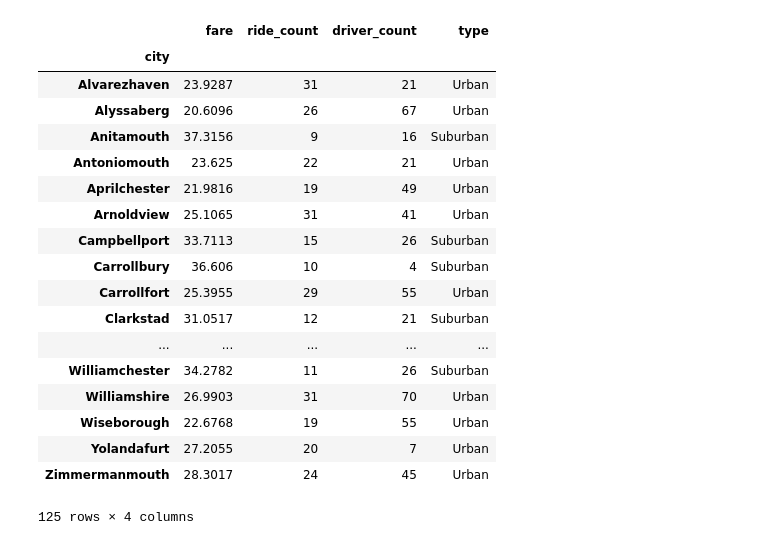
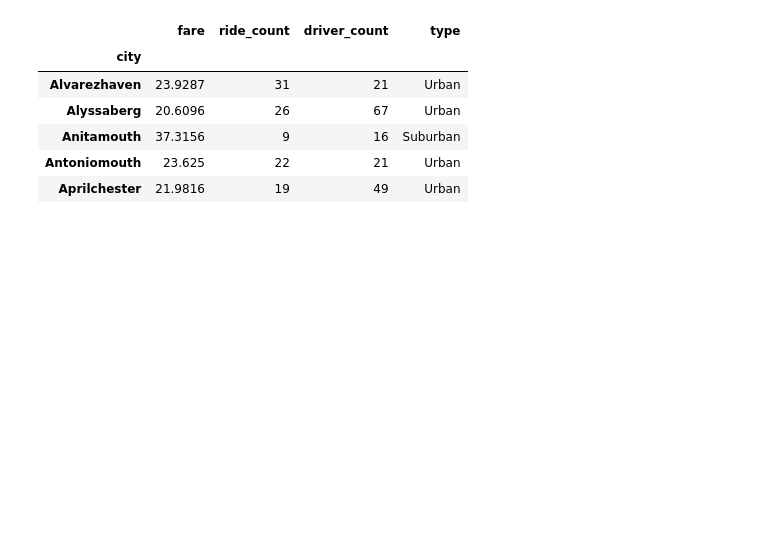
Before and after one commit to Kevinxy00/MatPlotLib_DataChallenge, a Jupyter notebook: Pyber/Pyber_main.ipynb, the cells around one changed output. Cells and saved outputs as stored; diff of their text form; code cells hidden in the pictures; blank space fills up the shorter version.

```diff
--- a/Pyber/Pyber_main.ipynb
+++ b/Pyber/Pyber_main.ipynb
@@ -34,38 +21,27 @@ city_dat
 # %%
 #average fare ($) per city. The groupby auto sorts into alphabet. order by city
 avg_fare = ride_dat.groupby('city').mean()['fare']
 
 #number of rides per city, should make into series based on ride_id before using elsewhere
 ride_ct = ride_dat.groupby('city').count()['ride_id']
 
 #number of drivers per city, returns series of numbers only, sorted by city_dat index number
 driver_ct = city_dat.groupby('city')['driver_count'].sum()
 
 #group by city types. using groupby.sum() to get string values
-    #two values duplicate, so sum == SuburbanSuburban
+    #two values duplicate, so (sum of those values) == SuburbanSuburban
 city_type = city_dat.groupby('city')['type'].sum()
 
 pyber_df = pd.DataFrame([avg_fare, ride_ct, driver_ct, city_type])
 pyber_df = pyber_df.T #transpose columns due to having a column for each city
 pyber_df = pyber_df.rename(columns={'ride_id':'ride_count'})
-pyber_df
+
+pyber_df.head()
 # %% [output]
 |  | fare | ride_count | driver_count | type |
 | city |  |  |  |  |
 | Alvarezhaven | 23.9287 | 31 | 21 | Urban |
 | Alyssaberg | 20.6096 | 26 | 67 | Urban |
 | Anitamouth | 37.3156 | 9 | 16 | Suburban |
 | Antoniomouth | 23.625 | 22 | 21 | Urban |
 | Aprilchester | 21.9816 | 19 | 49 | Urban |
-| Arnoldview | 25.1065 | 31 | 41 | Urban |
-| Campbellport | 33.7113 | 15 | 26 | Suburban |
-| Carrollbury | 36.606 | 10 | 4 | Suburban |
-| Carrollfort | 25.3955 | 29 | 55 | Urban |
-| Clarkstad | 31.0517 | 12 | 21 | Suburban |
-| ... | ... | ... | ... | ... |
-| Williamchester | 34.2782 | 11 | 26 | Suburban |
-| Williamshire | 26.9903 | 31 | 70 | Urban |
-| Wiseborough | 22.6768 | 19 | 55 | Urban |
-| Yolandafurt | 27.2055 | 20 | 7 | Urban |
-| Zimmermanmouth | 28.3017 | 24 | 45 | Urban |
-125 rows × 4 columns
```
Also changed, not shown: parts of 7 cells of this notebook, 2 other files.
